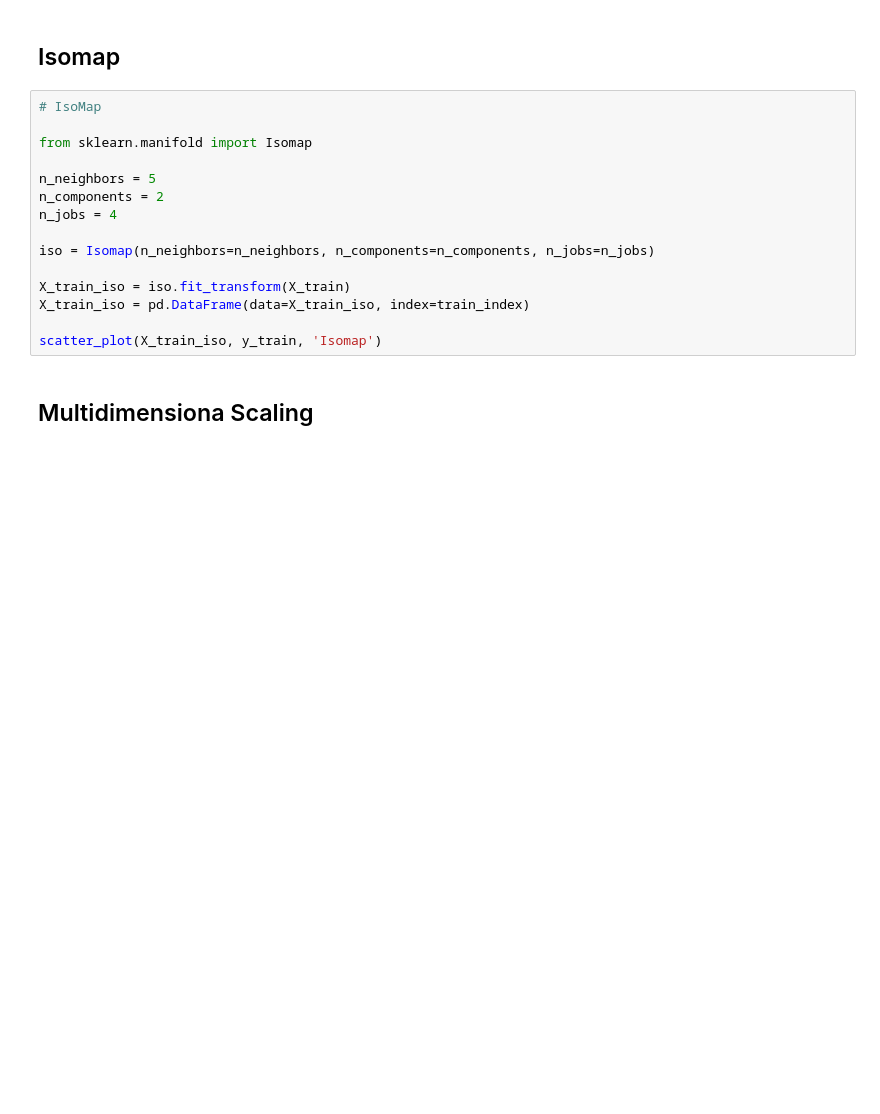
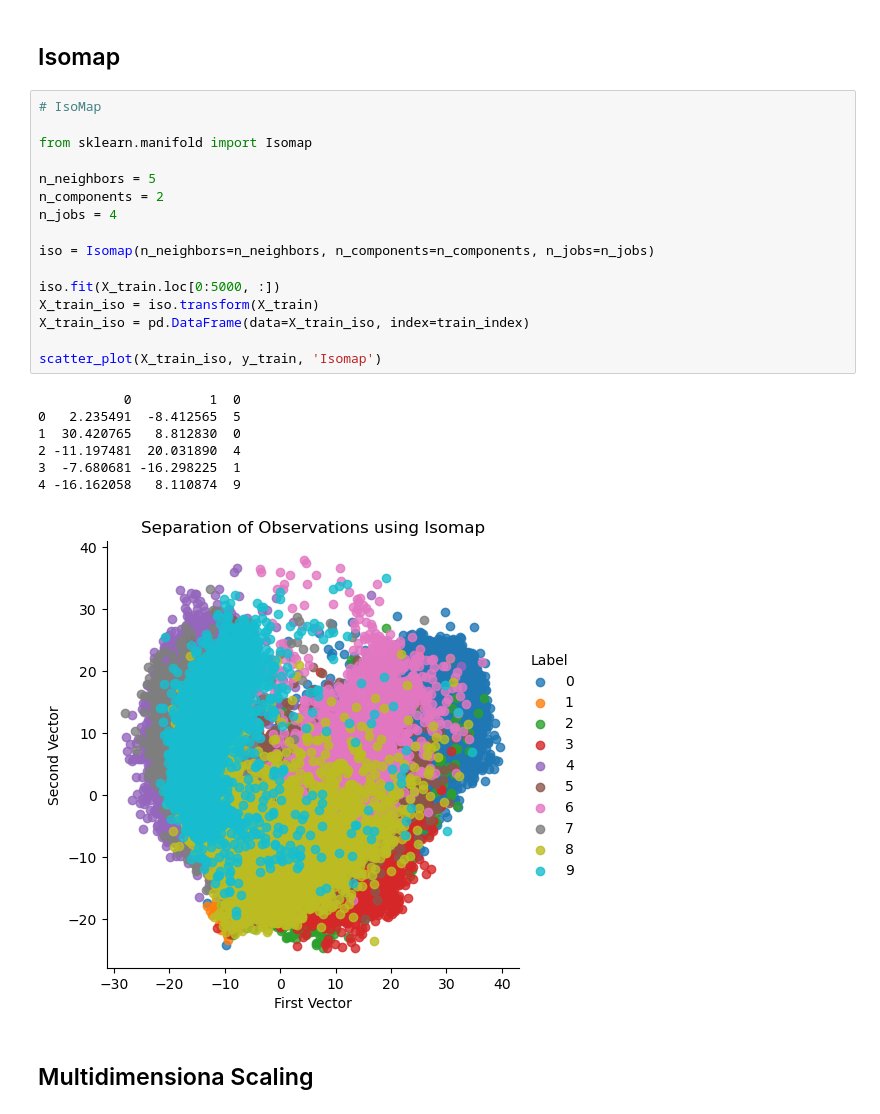
Before and after one commit to sankalp-happy/Unsupervised_Learning, a Jupyter notebook: dim_red.ipynb, the cells around one changed output. Saved outputs shown, nothing was run; the diff lists cells and outputs as text; blank space fills up the shorter version.

Commit message:
added new graphs

```diff
--- a/dim_red.ipynb
+++ b/dim_red.ipynb
@@ -253,18 +253,27 @@ scatter_plot(X_train_SRP, y_train, 'SRP')
 # %%
 # IsoMap
 
 from sklearn.manifold import Isomap
 
 n_neighbors = 5
 n_components = 2
 n_jobs = 4
 
 iso = Isomap(n_neighbors=n_neighbors, n_components=n_components, n_jobs=n_jobs)
 
-X_train_iso = iso.fit_transform(X_train)
+iso.fit(X_train.loc[0:5000, :])
+X_train_iso = iso.transform(X_train)
 X_train_iso = pd.DataFrame(data=X_train_iso, index=train_index)
 
 scatter_plot(X_train_iso, y_train, 'Isomap')
+# %% [output]
+           0          1  0
+0   2.235491  -8.412565  5
+1  30.420765   8.812830  0
+2 -11.197481  20.031890  4
+3  -7.680681 -16.298225  1
+4 -16.162058   8.110874  9
+[figure, added]
 # %% [markdown]
 ## Multidimensiona Scaling
 # %%
```
Also changed, not shown: parts of 6 cells of this notebook.
